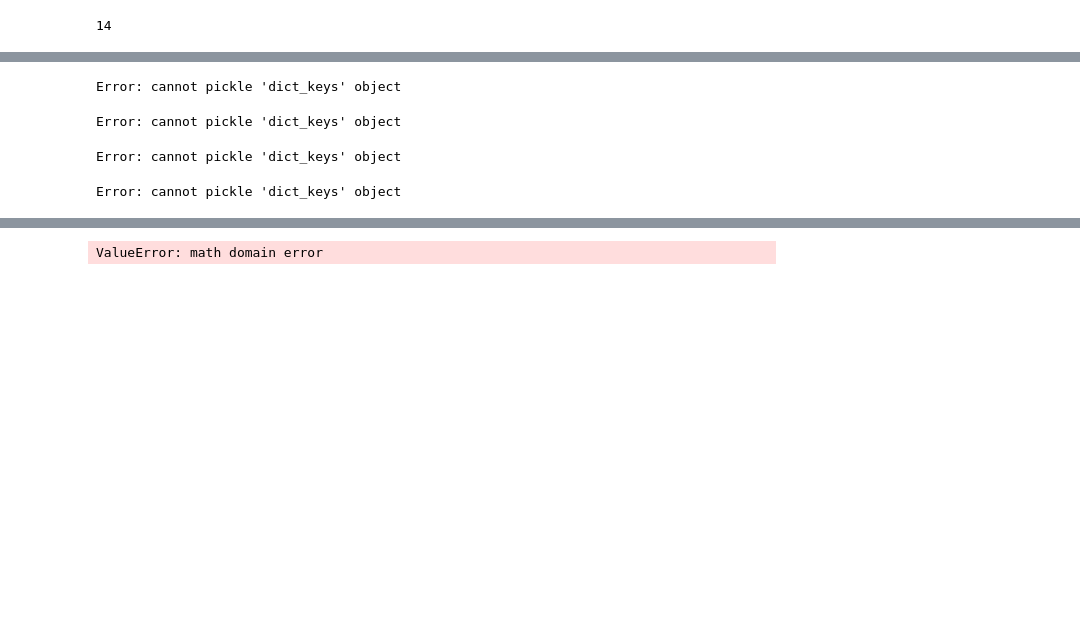
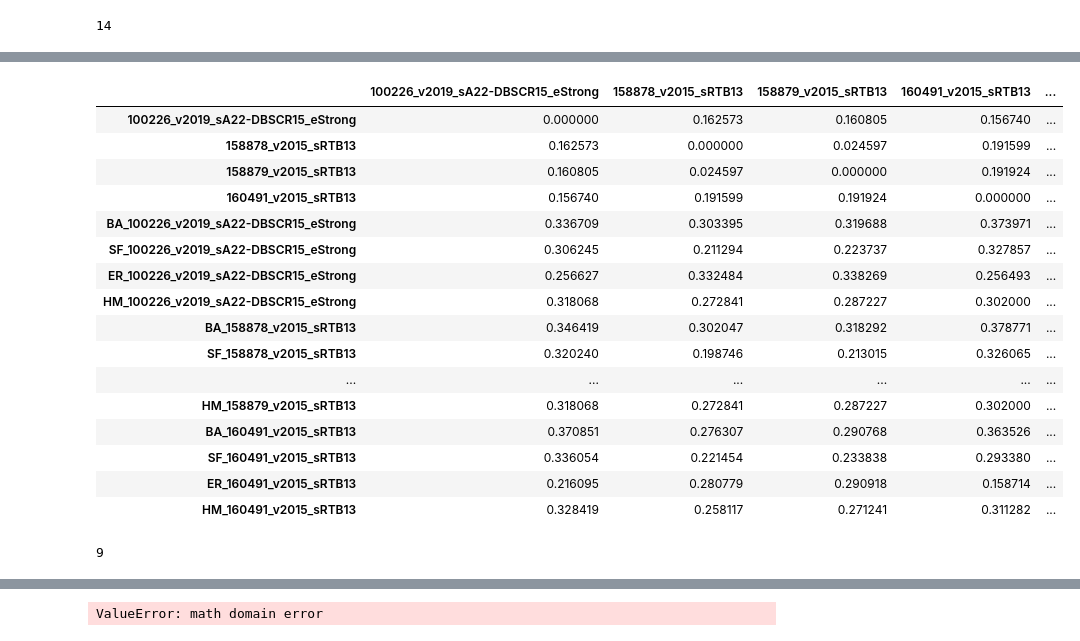
Before and after one commit to freyrelab/netective, a Jupyter notebook: experimental/dvalue.ipynb, the cells around one changed output, grey strips where cells are left out. Saved outputs shown, nothing was run; the diff lists cells and outputs as text; code cells hidden in the pictures; blank space fills up the shorter version.

```diff
--- a/experimental/dvalue.ipynb
+++ b/experimental/dvalue.ipynb
@@ -30,6 +54,13 @@ workers
 # %%
 abasy = Abasy(db='abasy_internal', expire_cache=True)
 regnet_ids = abasy.select_regnets(nr_strong_wa=True)    # select all regnets without redundancy, keep the strong one if available
+
+
+regnet_ids = {'100226_v2019_sA22-DBSCR15_eStrong', # debug
+ '158878_v2015_sRTB13',
+ '158879_v2015_sRTB13',
+ '160491_v2015_sRTB13'}
+
 regnets = abasy.regnet(regnet_ids)                      # get the regnets {regnet_id: RegNet}
 
 
@@ -57,17 +88,30 @@ data = [
     [(networks[n1], networks[n2]) for n1, n2 in combs],
 ]
 results = run_parallel(run_d, data, workers)
-# %% [output]
-Error: cannot pickle 'dict_keys' object
-Error: cannot pickle 'dict_keys' object
-Error: cannot pickle 'dict_keys' object
-Error: cannot pickle 'dict_keys' object
 # %%
 corr_df = pd.DataFrame(index=network_names, columns=network_names)
 
 for (net1, net2), d in results.items():
     corr_df.loc[net1, net2] = d
     corr_df.loc[net2, net1] = d
 
 corr_df = corr_df.astype(float).fillna(0)
-corr_df.to_csv("dissimilarity_abasy.csv")
+corr_df#.to_csv("dissimilarity_abasy_.csv")
+# %% [output]
+|  | 100226_v2019_sA22-DBSCR15_eStrong | 158878_v2015_sRTB13 | 158879_v2015_sRTB13 | 160491_v2015_sRTB13 | ... |
+| 100226_v2019_sA22-DBSCR15_eStrong | 0.000000 | 0.162573 | 0.160805 | 0.156740 | ... |
+| 158878_v2015_sRTB13 | 0.162573 | 0.000000 | 0.024597 | 0.191599 | ... |
+| 158879_v2015_sRTB13 | 0.160805 | 0.024597 | 0.000000 | 0.191924 | ... |
+| 160491_v2015_sRTB13 | 0.156740 | 0.191599 | 0.191924 | 0.000000 | ... |
+| BA_100226_v2019_sA22-DBSCR15_eStrong | 0.336709 | 0.303395 | 0.319688 | 0.373971 | ... |
+| SF_100226_v2019_sA22-DBSCR15_eStrong | 0.306245 | 0.211294 | 0.223737 | 0.327857 | ... |
+| ER_100226_v2019_sA22-DBSCR15_eStrong | 0.256627 | 0.332484 | 0.338269 | 0.256493 | ... |
+| HM_100226_v2019_sA22-DBSCR15_eStrong | 0.318068 | 0.272841 | 0.287227 | 0.302000 | ... |
+| BA_158878_v2015_sRTB13 | 0.346419 | 0.302047 | 0.318292 | 0.378771 | ... |
+| SF_158878_v2015_sRTB13 | 0.320240 | 0.198746 | 0.213015 | 0.326065 | ... |
+| ... | ... | ... | ... | ... | ... |
+| HM_158879_v2015_sRTB13 | 0.318068 | 0.272841 | 0.287227 | 0.302000 | ... |
+| BA_160491_v2015_sRTB13 | 0.370851 | 0.276307 | 0.290768 | 0.363526 | ... |
+| SF_160491_v2015_sRTB13 | 0.336054 | 0.221454 | 0.233838 | 0.293380 | ... |
+| ER_160491_v2015_sRTB13 | 0.216095 | 0.280779 | 0.290918 | 0.158714 | ... |
+| HM_160491_v2015_sRTB13 | 0.328419 | 0.258117 | 0.271241 | 0.311282 | ... |
@@ -73,0 +167,14 @@ corr_df.to_csv("dissimilarity_abasy.csv")
+# %%
+# networks = {str(i): nx.erdos_renyi_graph(100, 0.1, directed=True) for i in range(10)}
+networks = {}
+num_nodes_range = range(100, 601, 200)  # Step of 100
+density_range = [i / 100 for i in range(1, 7, 2)]  # Step of 0.02
+
+for num_nodes in num_nodes_range:
+    for density in density_range:
+        network_name = f"{num_nodes}_{density:.2f}"
+        networks[network_name] = nx.erdos_renyi_graph(num_nodes, density, directed=True)
+
+len(networks)
+# %% [output]
+9
```
Also changed, not shown: parts of 7 cells of this notebook, 1 other file.
